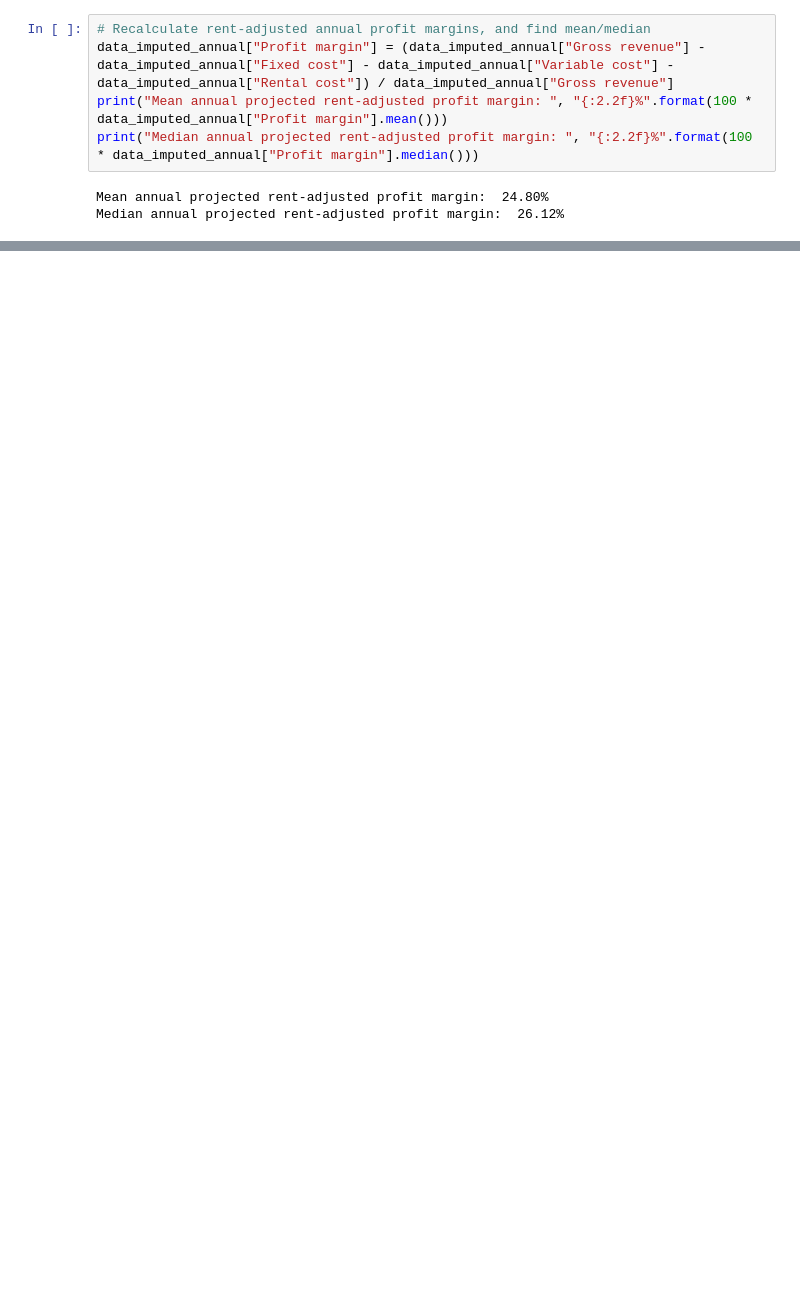
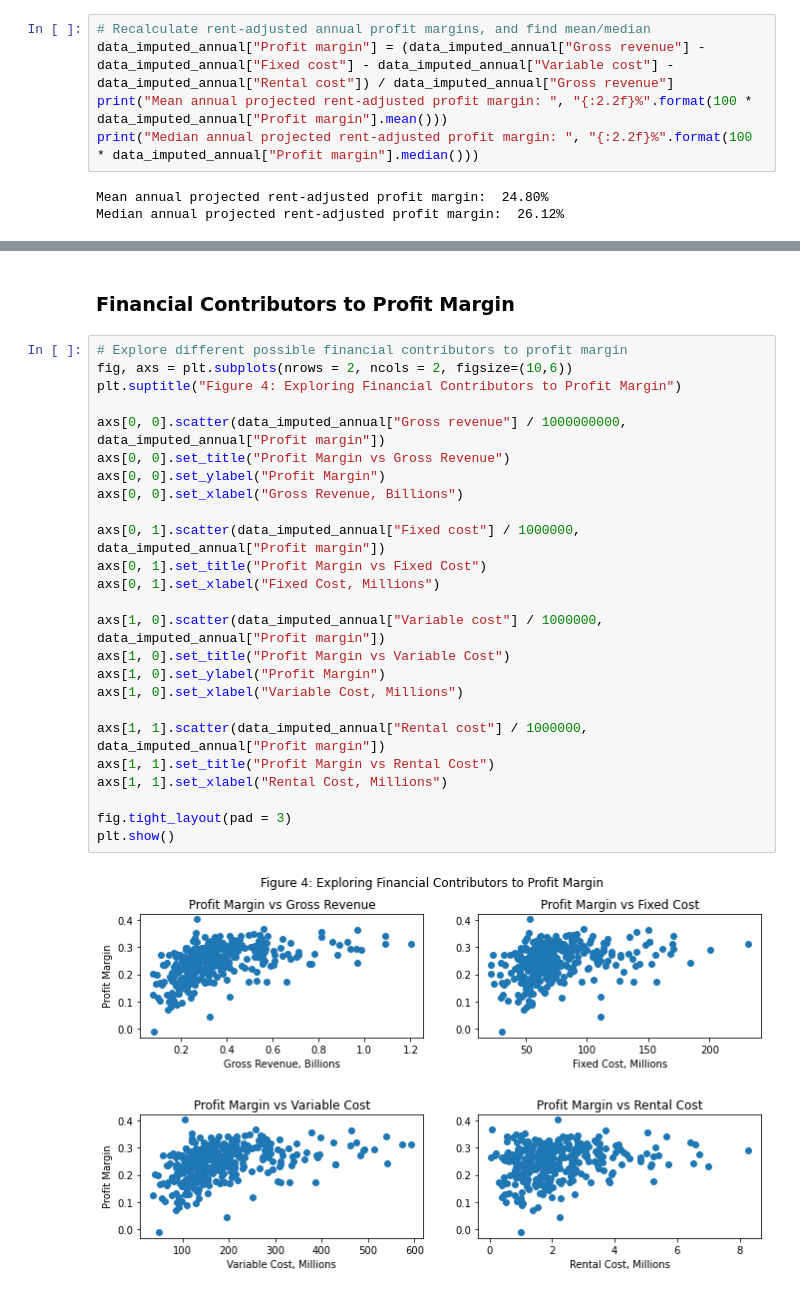
Before and after one commit to MichaelYinGH/assessment, a Jupyter notebook: analysis.ipynb, the cells around one changed output, grey strips where cells are left out. Cells and saved outputs as stored; diff of their text form; blank space fills up the shorter version.

```diff
--- a/analysis.ipynb
+++ b/analysis.ipynb
@@ -200,0 +290,29 @@ Median annual projected rent-adjusted profit margin:  26.12%
+# %% [markdown]
+<h3>Financial Contributors to Profit Margin
+# %%
+# Explore different possible financial contributors to profit margin
+fig, axs = plt.subplots(nrows = 2, ncols = 2, figsize=(10,6))
+plt.suptitle("Figure 4: Exploring Financial Contributors to Profit Margin")
+
+axs[0, 0].scatter(data_imputed_annual["Gross revenue"] / 1000000000, data_imputed_annual["Profit margin"])
+axs[0, 0].set_title("Profit Margin vs Gross Revenue")
+axs[0, 0].set_ylabel("Profit Margin")
+axs[0, 0].set_xlabel("Gross Revenue, Billions")
+
+axs[0, 1].scatter(data_imputed_annual["Fixed cost"] / 1000000, data_imputed_annual["Profit margin"])
+axs[0, 1].set_title("Profit Margin vs Fixed Cost")
+axs[0, 1].set_xlabel("Fixed Cost, Millions")
+
+axs[1, 0].scatter(data_imputed_annual["Variable cost"] / 1000000, data_imputed_annual["Profit margin"])
+axs[1, 0].set_title("Profit Margin vs Variable Cost")
+axs[1, 0].set_ylabel("Profit Margin")
+axs[1, 0].set_xlabel("Variable Cost, Millions")
+
+axs[1, 1].scatter(data_imputed_annual["Rental cost"] / 1000000, data_imputed_annual["Profit margin"])
+axs[1, 1].set_title("Profit Margin vs Rental Cost")
+axs[1, 1].set_xlabel("Rental Cost, Millions")
+
+fig.tight_layout(pad = 3)
+plt.show()
+# %% [output]
+[figure, added]
```
Also changed, not shown: parts of 23 cells of this notebook.
